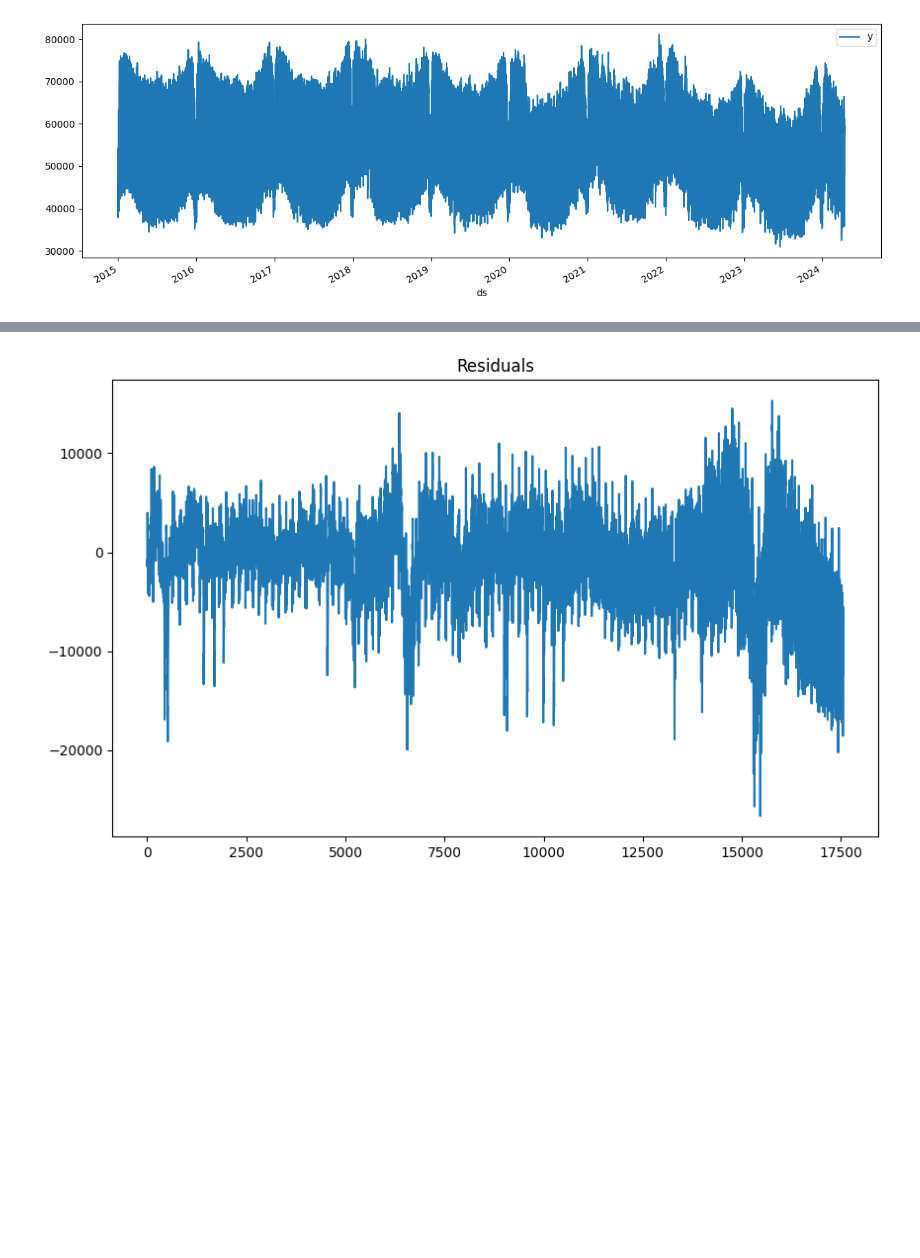
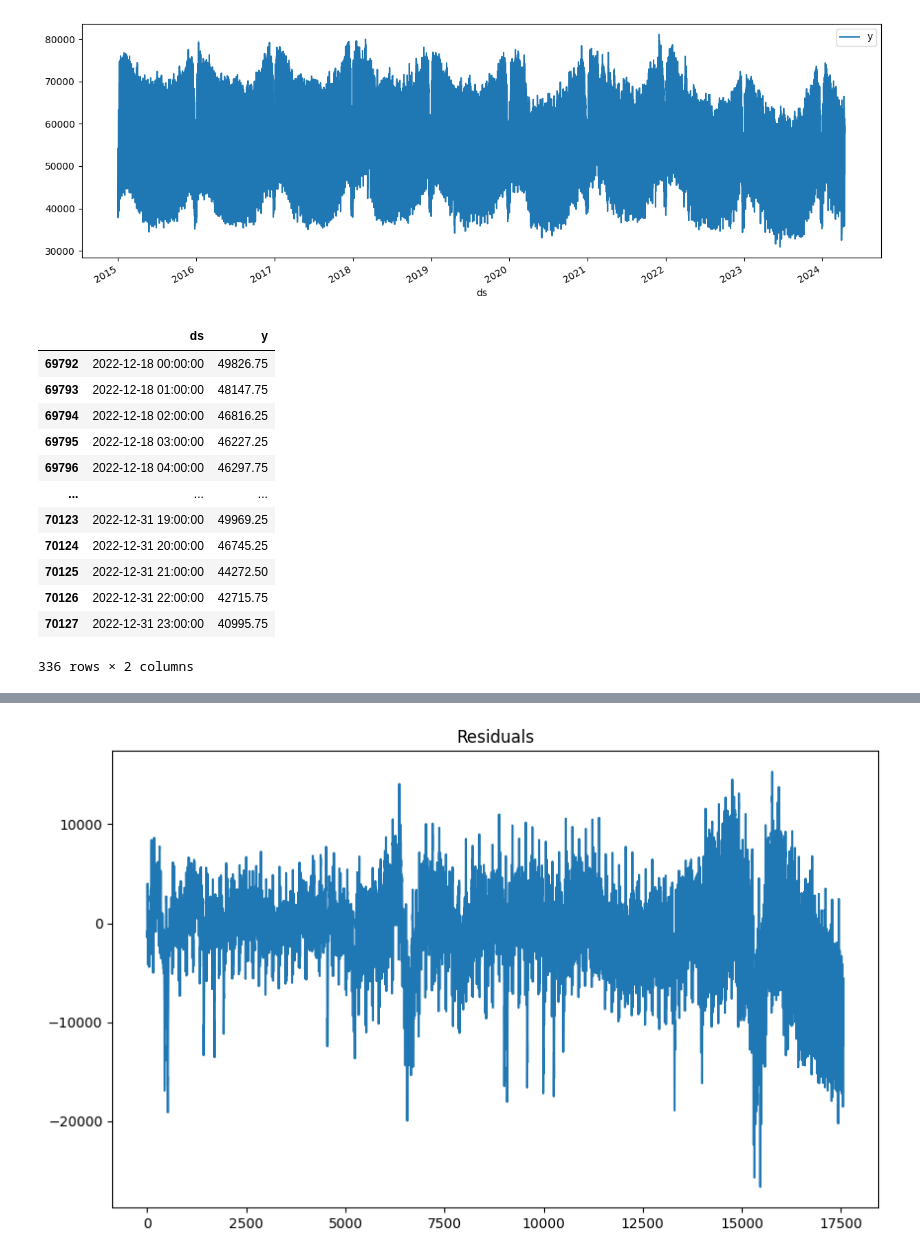
Before and after one commit to mepfel/majwo, a Jupyter notebook: predictibality_model_python/analysis.ipynb, the cells around one changed output, grey strips where cells are left out. Drawn from its saved outputs; the diff is of its cells as text; code cells hidden in the pictures; blank space fills up the shorter version.

```diff
--- a/predictibality_model_python/analysis.ipynb
+++ b/predictibality_model_python/analysis.ipynb
@@ -33,5 +33,21 @@ plt = df.plot(x="ds", y="y", figsize=(15, 5))
 m = NeuralProphet()
 # Use static plotly in notebooks
 m.set_plotting_backend("plotly-resampler")
+# %%
+df_train[-24*14:]
+# %% [output]
+|  | ds | y |
+| 69792 | 2022-12-18 00:00:00 | 49826.75 |
+| 69793 | 2022-12-18 01:00:00 | 48147.75 |
+| 69794 | 2022-12-18 02:00:00 | 46816.25 |
+| 69795 | 2022-12-18 03:00:00 | 46227.25 |
+| 69796 | 2022-12-18 04:00:00 | 46297.75 |
+| ... | ... | ... |
+| 70123 | 2022-12-31 19:00:00 | 49969.25 |
+| 70124 | 2022-12-31 20:00:00 | 46745.25 |
+| 70125 | 2022-12-31 21:00:00 | 44272.50 |
+| 70126 | 2022-12-31 22:00:00 | 42715.75 |
+| 70127 | 2022-12-31 23:00:00 | 40995.75 |
+336 rows × 2 columns
 # %%
 # Fit the model on the dataset (this might take a bit)
```
Also changed, not shown: parts of 8 cells of this notebook, 4 other files.
